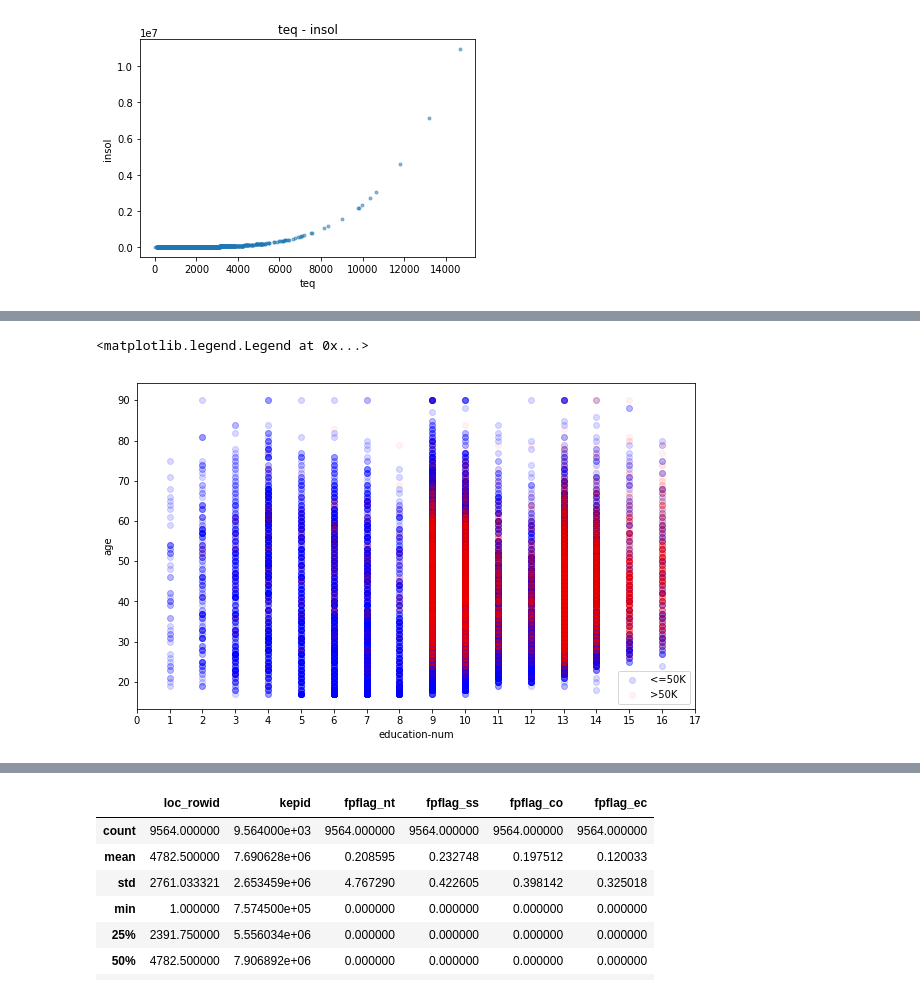
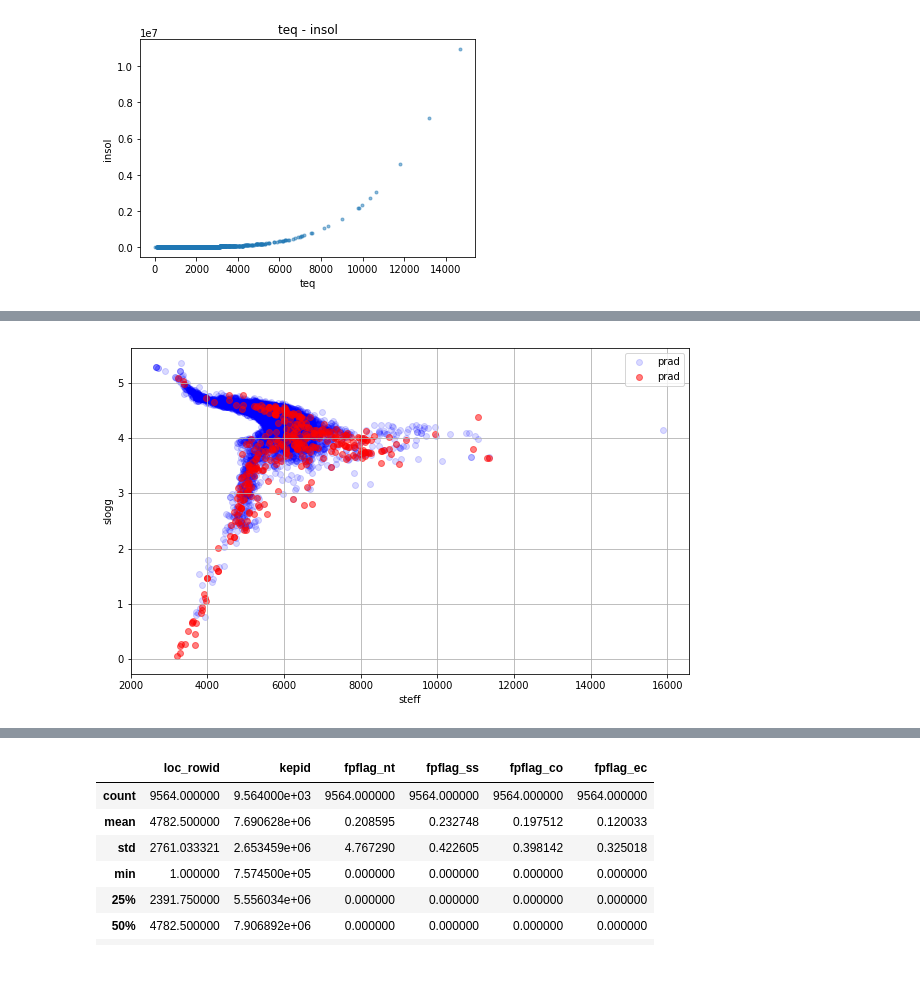
Before and after one commit to kkoryun/ML, a Jupyter notebook: HW1.ipynb, the cells around one changed output, grey strips where cells are left out. Drawn from its saved outputs; the diff is of its cells as text; code cells hidden in the pictures.

```diff
--- a/HW1.ipynb
+++ b/HW1.ipynb
@@ -322,24 +302,24 @@ pass
 # %%
 plt.figure(figsize = (10, 6))
 
-plt.scatter(data[data['class'] == '<=50K']['education-num'],
-            data[data['class'] == '<=50K']['age'],
+plt.scatter(data[data['prad'] < 100 ]['steff'],
+            data[data['prad'] < 100]['slogg'],
             alpha = 0.15,
-            label = '<=50K',
+            label = 'prad',
             color = 'b')
 
-plt.scatter(data[data['class'] == '>50K']['education-num'],
-            data[data['class'] == '>50K']['age'],
-            alpha = 0.05,
-            label = '>50K',
+plt.scatter(data[data['prad'] > 100]['steff'],
+            data[data['prad'] > 100]['slogg'],
+            alpha = 0.5,
+            label = 'prad',
             color = 'r')
 
-plt.xlabel('education-num')
-plt.xticks(range(18))
-plt.xlim(0, 17)
-plt.ylabel('age')
+plt.xlabel('steff')
+#plt.xticks(range(18))
+#plt.xlim(0.5, 2)
+#plt.ylim(0,3)
+plt.ylabel('slogg')
 plt.legend()
-#plt.grid()
+plt.grid()
 # %% [output]
-<matplotlib.legend.Legend at 0x...>
-[figure, old version]
+[figure, new version]
```
Also changed, not shown: parts of 101 cells of this notebook.
